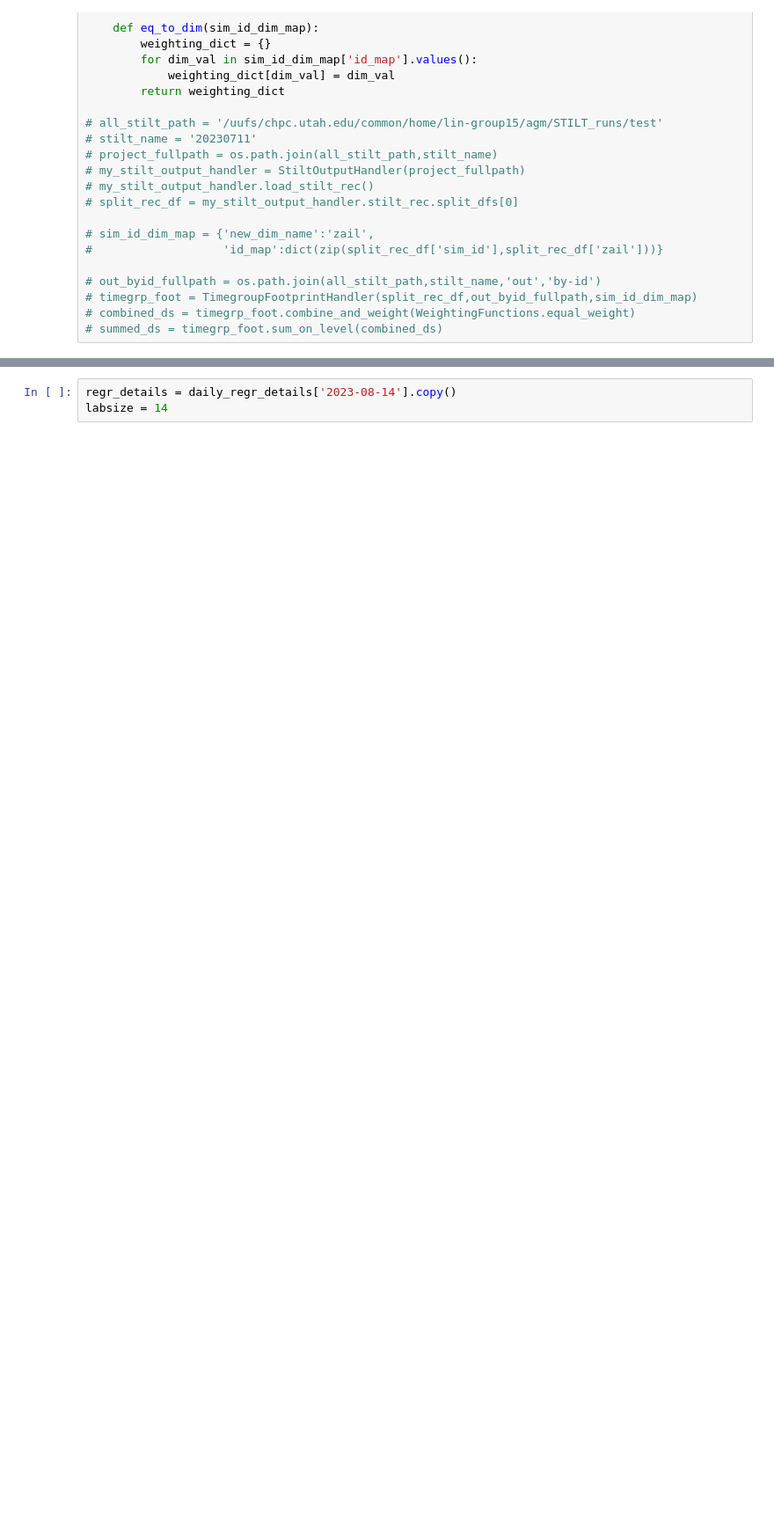
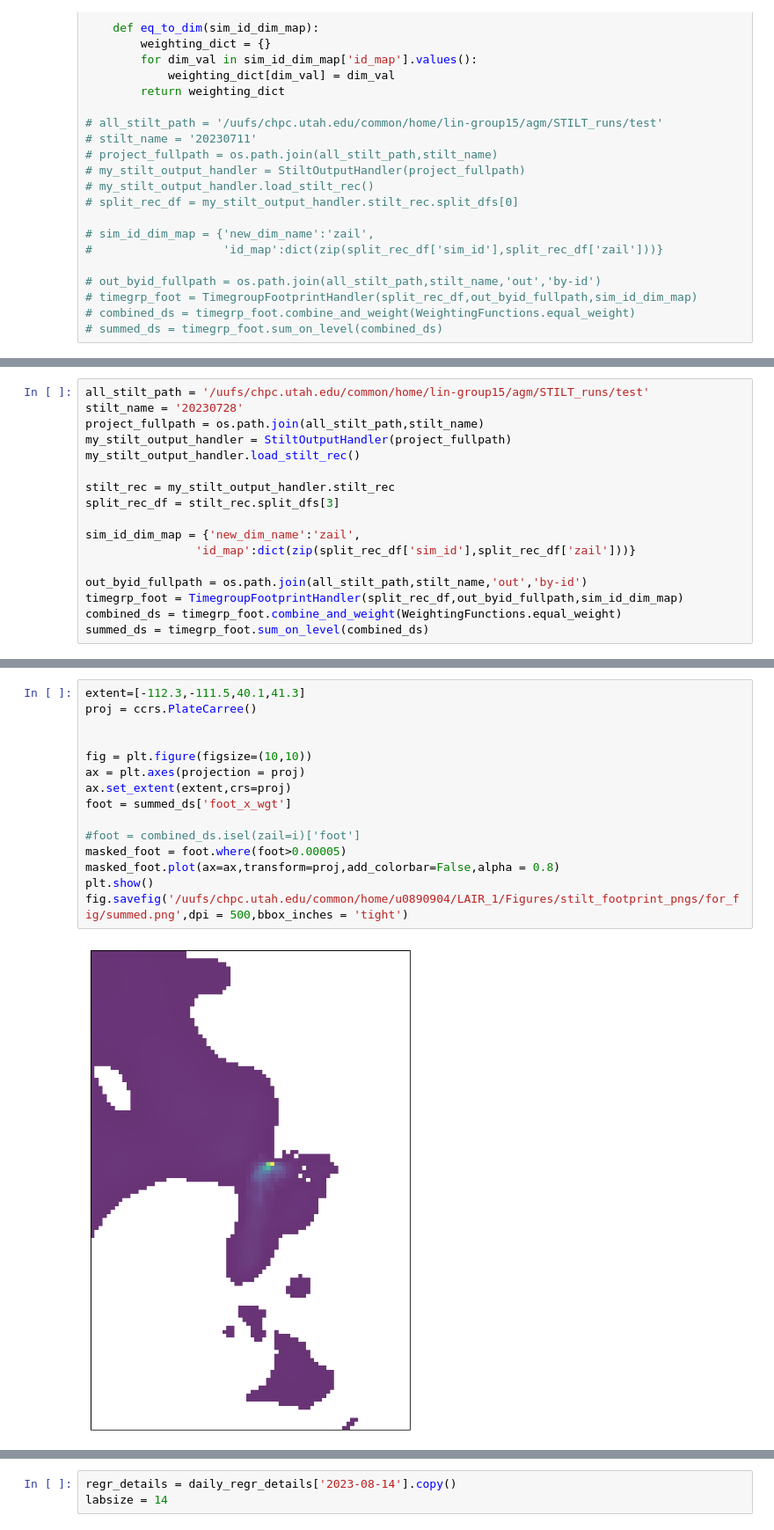
Before and after one commit to agmeyer4/Atmos_Column, a Jupyter notebook: atmos_column/ipynbs/stilt_examiner.ipynb, the cells around one changed output, grey strips where cells are left out. Shown: that part at 88% size. Drawn from its saved outputs; the diff is of its cells as text; blank space fills up the shorter version.

```diff
--- a/atmos_column/ipynbs/stilt_examiner.ipynb
+++ b/atmos_column/ipynbs/stilt_examiner.ipynb
@@ -279,3 +279,20 @@ for split_rec_df in stilt_rec.split_dfs:
     combined_ds = timegrp_foot.combine_and_weight(WeightingFunctions.equal_weight)
     summed_ds = timegrp_foot.sum_on_level(combined_ds)
     summed_ds_ts[timegrp_foot.run_time] = summed_ds
+# %%
+all_stilt_path = '/uufs/chpc.utah.edu/common/home/lin-group15/agm/STILT_runs/test'
+stilt_name = '20230728'
+project_fullpath = os.path.join(all_stilt_path,stilt_name)
+my_stilt_output_handler = StiltOutputHandler(project_fullpath)
+my_stilt_output_handler.load_stilt_rec()
+
+stilt_rec = my_stilt_output_handler.stilt_rec
+split_rec_df = stilt_rec.split_dfs[3]
+
+sim_id_dim_map = {'new_dim_name':'zail',
+                'id_map':dict(zip(split_rec_df['sim_id'],split_rec_df['zail']))}
+
+out_byid_fullpath = os.path.join(all_stilt_path,stilt_name,'out','by-id')
+timegrp_foot = TimegroupFootprintHandler(split_rec_df,out_byid_fullpath,sim_id_dim_map)
+combined_ds = timegrp_foot.combine_and_weight(WeightingFunctions.equal_weight)
+summed_ds = timegrp_foot.sum_on_level(combined_ds)
@@ -281,0 +306,17 @@ for split_rec_df in stilt_rec.split_dfs:
+# %%
+extent=[-112.3,-111.5,40.1,41.3]
+proj = ccrs.PlateCarree()
+
+
+fig = plt.figure(figsize=(10,10))
+ax = plt.axes(projection = proj)
+ax.set_extent(extent,crs=proj)
+foot = summed_ds['foot_x_wgt']
+
+#foot = combined_ds.isel(zail=i)['foot']
+masked_foot = foot.where(foot>0.00005)
+masked_foot.plot(ax=ax,transform=proj,add_colorbar=False,alpha = 0.8)
+plt.show()
+fig.savefig('/uufs/chpc.utah.edu/common/home/u0890904/LAIR_1/Figures/stilt_footprint_pngs/for_fig/summed.png',dpi = 500,bbox_inches = 'tight')
+# %% [output]
+[figure, added]
```
Also changed, not shown: parts of 5 cells of this notebook, 1 other file.
